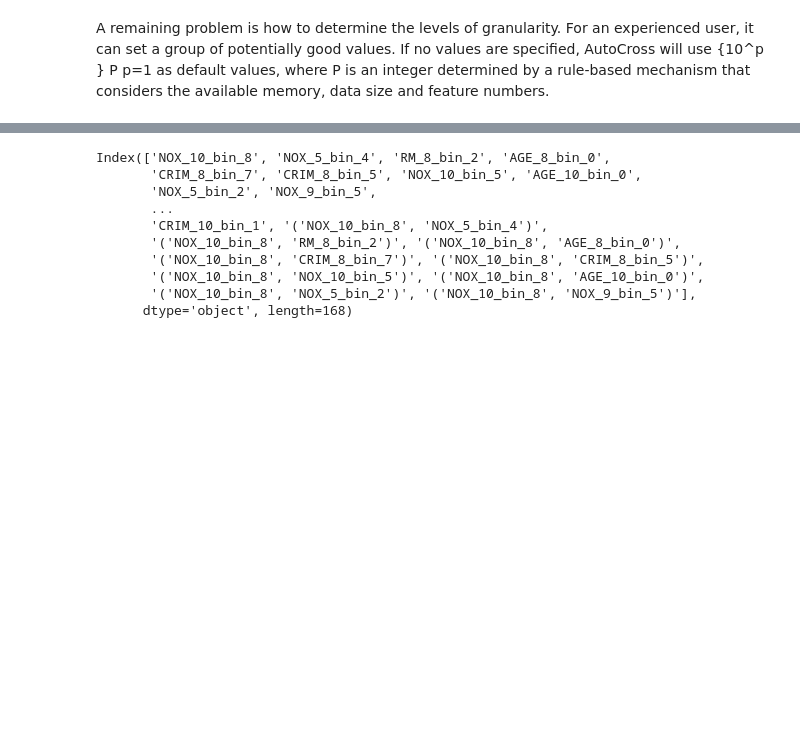
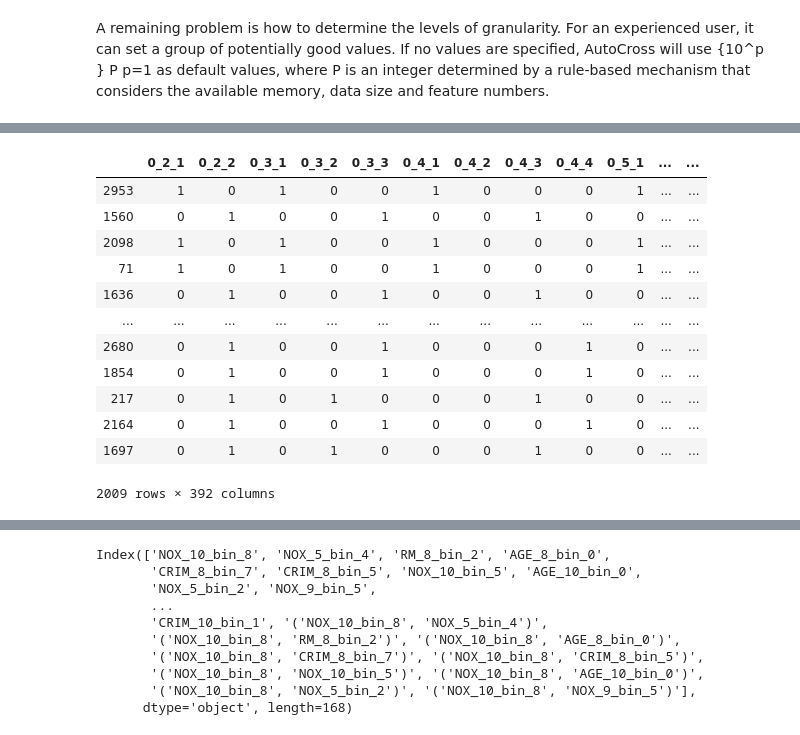
Before and after one commit to FernandoFavoretti/master_AutoML, a Jupyter notebook: articles/Discretization.ipynb, the cells around one changed output, grey strips where cells are left out. Drawn from its saved outputs; the diff is of its cells as text; code cells hidden in the pictures; blank space fills up the shorter version.

```diff
--- a/articles/Discretization.ipynb
+++ b/articles/Discretization.ipynb
@@ -218 +244,17 @@ Not possible to correct work on cut previous > 2
+# %%
+X_train_dummy
+# %% [output]
+|  | 0_2_1 | 0_2_2 | 0_3_1 | 0_3_2 | 0_3_3 | 0_4_1 | 0_4_2 | 0_4_3 | 0_4_4 | 0_5_1 | ... | ... |
+| 2953 | 1 | 0 | 1 | 0 | 0 | 1 | 0 | 0 | 0 | 1 | ... | ... |
+| 1560 | 0 | 1 | 0 | 0 | 1 | 0 | 0 | 1 | 0 | 0 | ... | ... |
+| 2098 | 1 | 0 | 1 | 0 | 0 | 1 | 0 | 0 | 0 | 1 | ... | ... |
+| 71 | 1 | 0 | 1 | 0 | 0 | 1 | 0 | 0 | 0 | 1 | ... | ... |
+| 1636 | 0 | 1 | 0 | 0 | 1 | 0 | 0 | 1 | 0 | 0 | ... | ... |
+| ... | ... | ... | ... | ... | ... | ... | ... | ... | ... | ... | ... | ... |
+| 2680 | 0 | 1 | 0 | 0 | 1 | 0 | 0 | 0 | 1 | 0 | ... | ... |
+| 1854 | 0 | 1 | 0 | 0 | 1 | 0 | 0 | 0 | 1 | 0 | ... | ... |
+| 217 | 0 | 1 | 0 | 1 | 0 | 0 | 0 | 1 | 0 | 0 | ... | ... |
+| 2164 | 0 | 1 | 0 | 0 | 1 | 0 | 0 | 0 | 1 | 0 | ... | ... |
+| 1697 | 0 | 1 | 0 | 1 | 0 | 0 | 0 | 1 | 0 | 0 | ... | ... |
+2009 rows × 392 columns
 # %%
```
Also changed, not shown: parts of 21 cells of this notebook, 1 other file.
